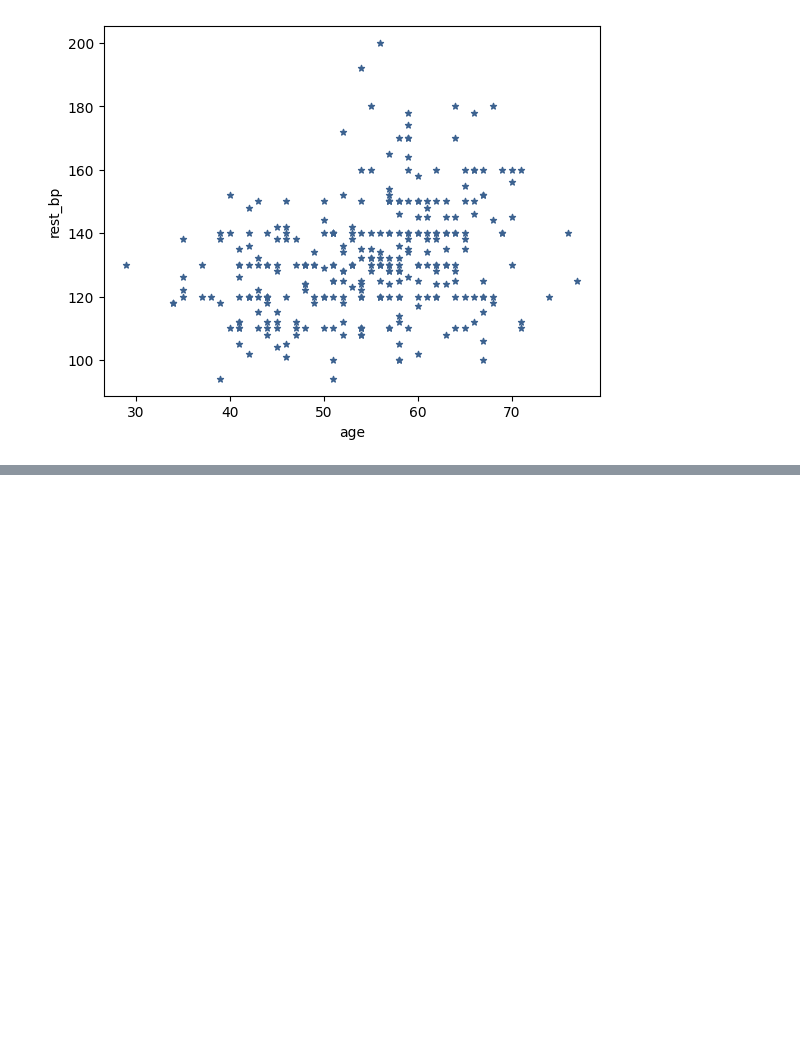
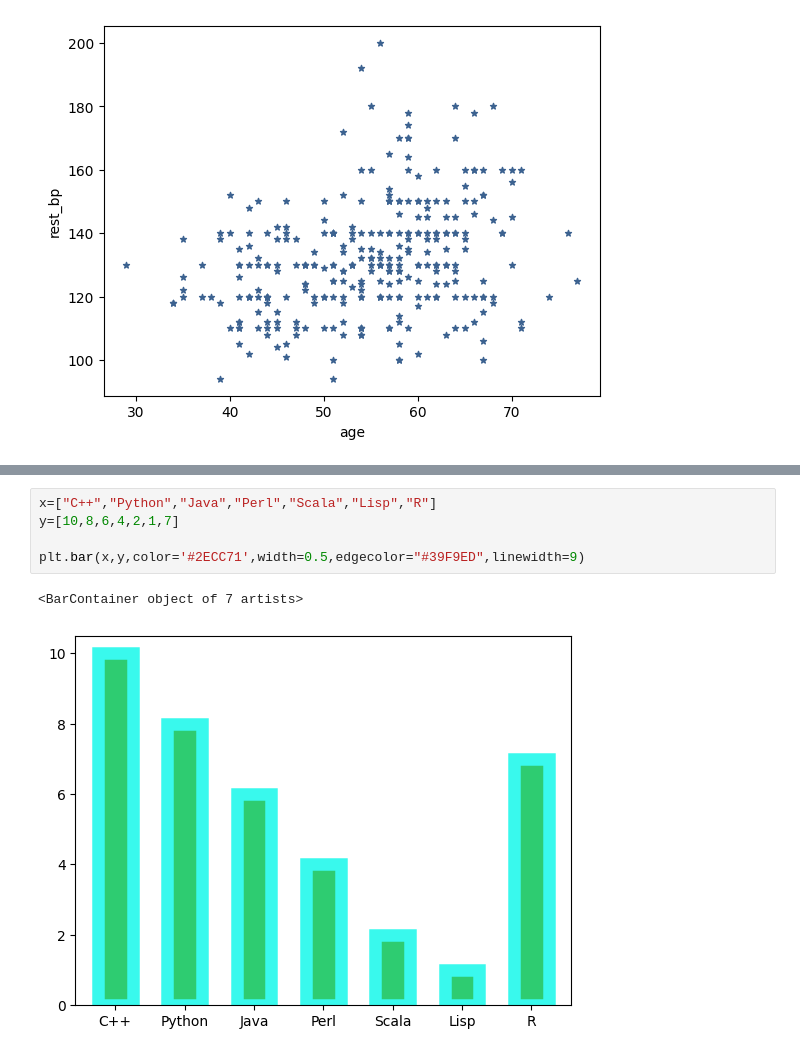
Before and after one commit to swadhinbiswas/pandasLearningbackup, a Jupyter notebook: matplotlib.ipynb, the cells around one changed output, grey strips where cells are left out. Saved outputs shown, nothing was run; the diff lists cells and outputs as text; blank space fills up the shorter version.

```diff
--- a/matplotlib.ipynb
+++ b/matplotlib.ipynb
@@ -30,0 +37,8 @@ dataframe.plot(kind='scatter',x='age',y='rest_bp',color='#3c6290',marker='*')
+# %%
+x=["C++","Python","Java","Perl","Scala","Lisp","R"]
+y=[10,8,6,4,2,1,7]
+
+plt.bar(x,y,color='#2ECC71',width=0.5,edgecolor="#39F9ED",linewidth=9)
+# %% [output]
+<BarContainer object of 7 artists>
+[figure, added]
```
Also changed, not shown: parts of 1 cell of this notebook.
